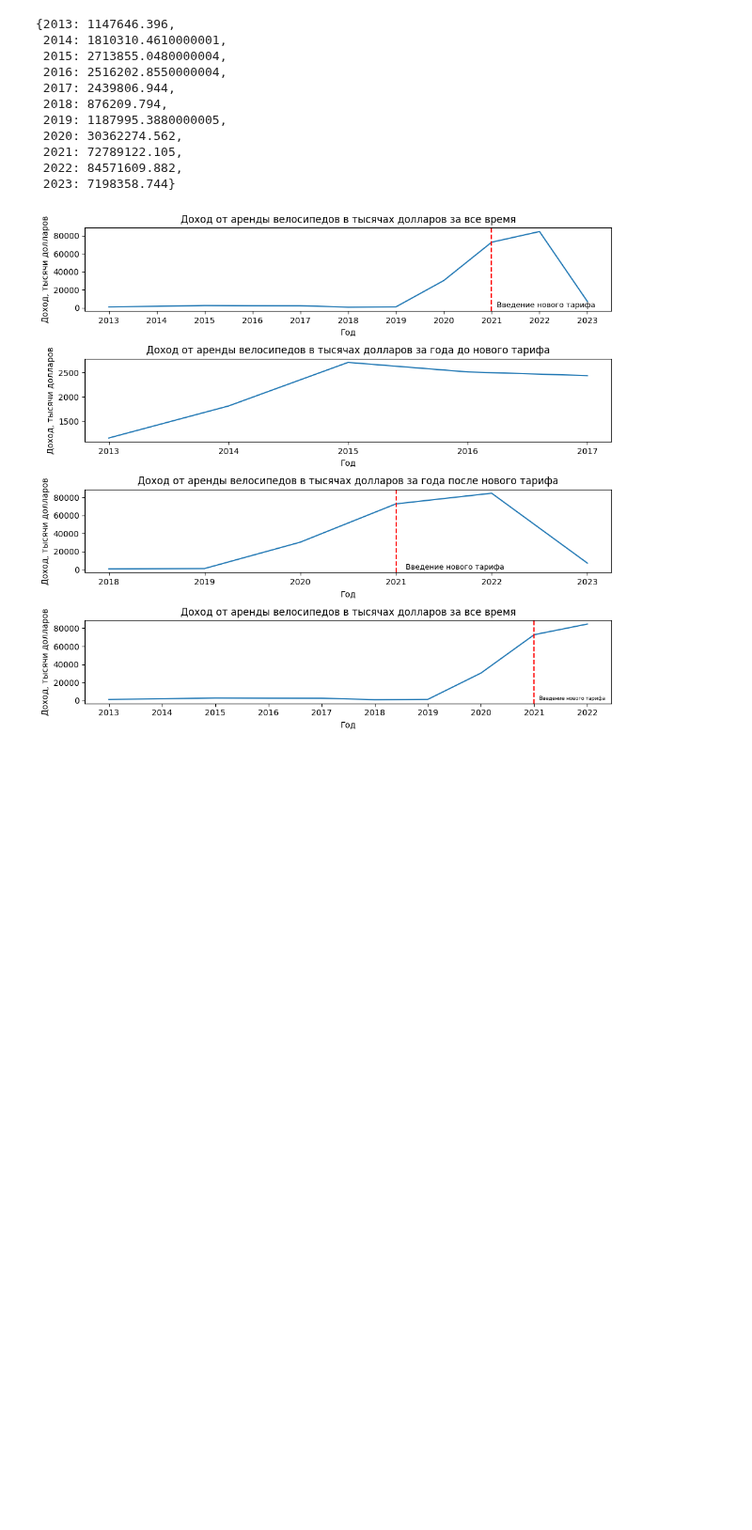
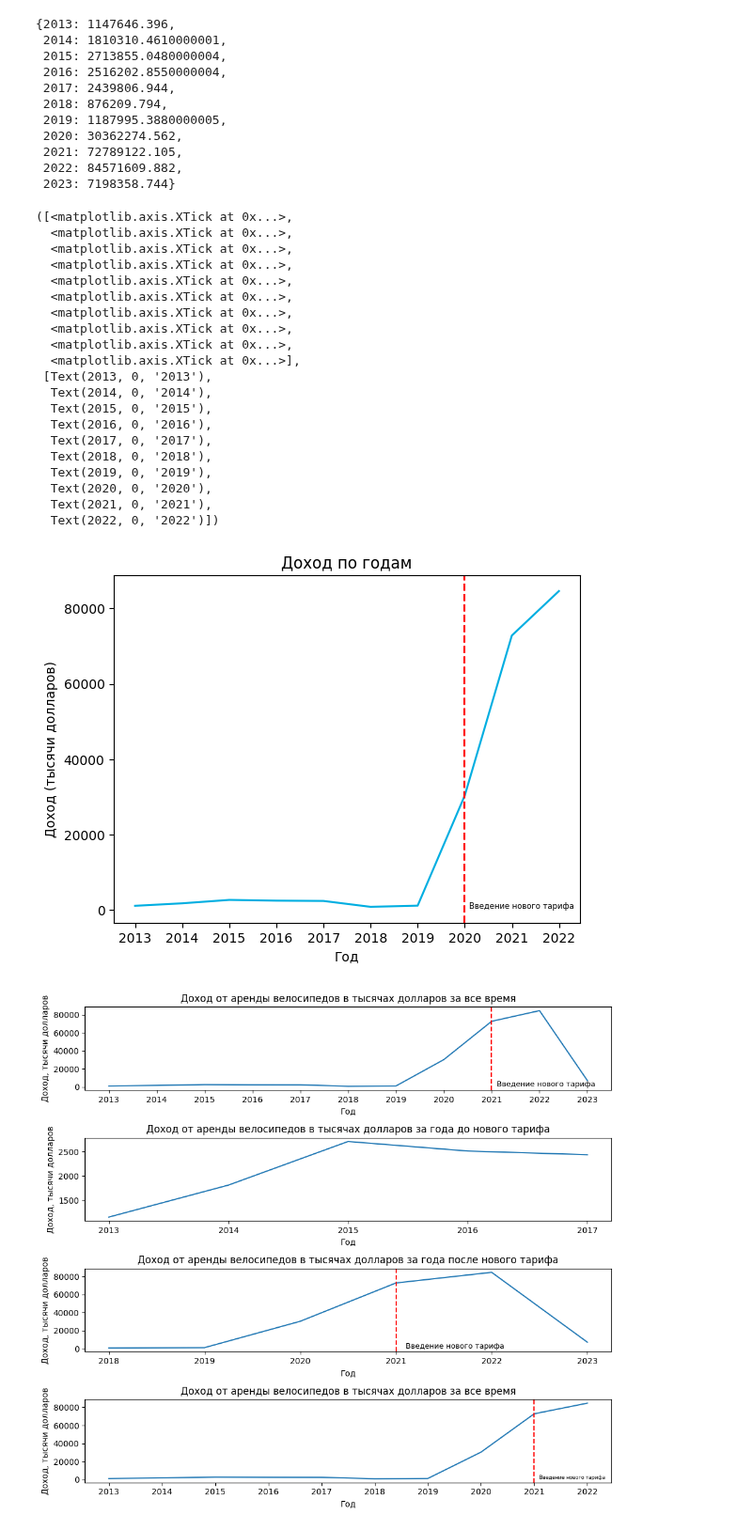
Before and after one commit to kapibarr/big-data-project, a Jupyter notebook: full_price_calculation.ipynb, the cells around one changed output. Shown at 94% size. Drawn from its saved outputs; the diff is of its cells as text; code cells hidden in the pictures; blank space fills up the shorter version.

```diff
--- a/full_price_calculation.ipynb
+++ b/full_price_calculation.ipynb
@@ -322,8 +322,9 @@ sorted_day.reset_index(["start_time"], inplace=True)
 max_day = sorted_day["start_time"].iloc[0]
 
 ride = station[
-(station["start_time"] >= max_day)
-& (station["start_time"] < max_day + datetime.timedelta(days=1))]
+    (station["start_time"] >= max_day)
+    & (station["start_time"] < max_day + datetime.timedelta(days=1))
+]
 
 ride = ride.groupby(["start_time", "member_casual"]).count()
 ride = ride.reset_index(["start_time", "member_casual"])
@@ -359,7 +360,10 @@ for year in range(2013, 2024):
     elif year == 2018:
         station = grouped_by_bike_2018
     elif year == 2019:
-        station = grouped_by_bike_2019[(grouped_by_bike_2019["start_time"] >= "2019-01-01") & (grouped_by_bike_2019["start_time"] < "2020-01-01")]
+        station = grouped_by_bike_2019[
+            (grouped_by_bike_2019["start_time"] >= "2019-01-01")
+            & (grouped_by_bike_2019["start_time"] < "2020-01-01")
+        ]
     elif year == 2020:
         station = grouped_by_bike_2020
     elif year == 2021:
@@ -474,6 +478,36 @@ years_with_first_formula = years[:5]
 income_with_first_formula = income[:5]
 years_with_second_formula = years[5:]
 income_with_second_formula = income[5:]
+# %%
+plt.plot(years[:-1], income[:-1], color="#00AEE1")
+plt.title("Доход по годам")
+plt.xlabel("Год")
+plt.ylabel("Доход (тысячи долларов)")
+plt.axvline(x=2020, color="r", linestyle="--")
+plt.text(2020.1, 370, "Введение нового тарифа", fontsize=6)
+plt.xticks(years[:-1])
+# %% [output]
+([<matplotlib.axis.XTick at 0x...>,
+  <matplotlib.axis.XTick at 0x...>,
+  <matplotlib.axis.XTick at 0x...>,
+  <matplotlib.axis.XTick at 0x...>,
+  <matplotlib.axis.XTick at 0x...>,
+  <matplotlib.axis.XTick at 0x...>,
+  <matplotlib.axis.XTick at 0x...>,
+  <matplotlib.axis.XTick at 0x...>,
+  <matplotlib.axis.XTick at 0x...>,
+  <matplotlib.axis.XTick at 0x...>],
+ [Text(2013, 0, '2013'),
+  Text(2014, 0, '2014'),
+  Text(2015, 0, '2015'),
+  Text(2016, 0, '2016'),
+  Text(2017, 0, '2017'),
+  Text(2018, 0, '2018'),
+  Text(2019, 0, '2019'),
+  Text(2020, 0, '2020'),
+  Text(2021, 0, '2021'),
+  Text(2022, 0, '2022')])
+[figure, added]
 # %%
 fig, axs = plt.subplots(4, 1, figsize=(10, 9))
 axs[0].plot(years, income)
```
Also changed, not shown: 2 other files.
